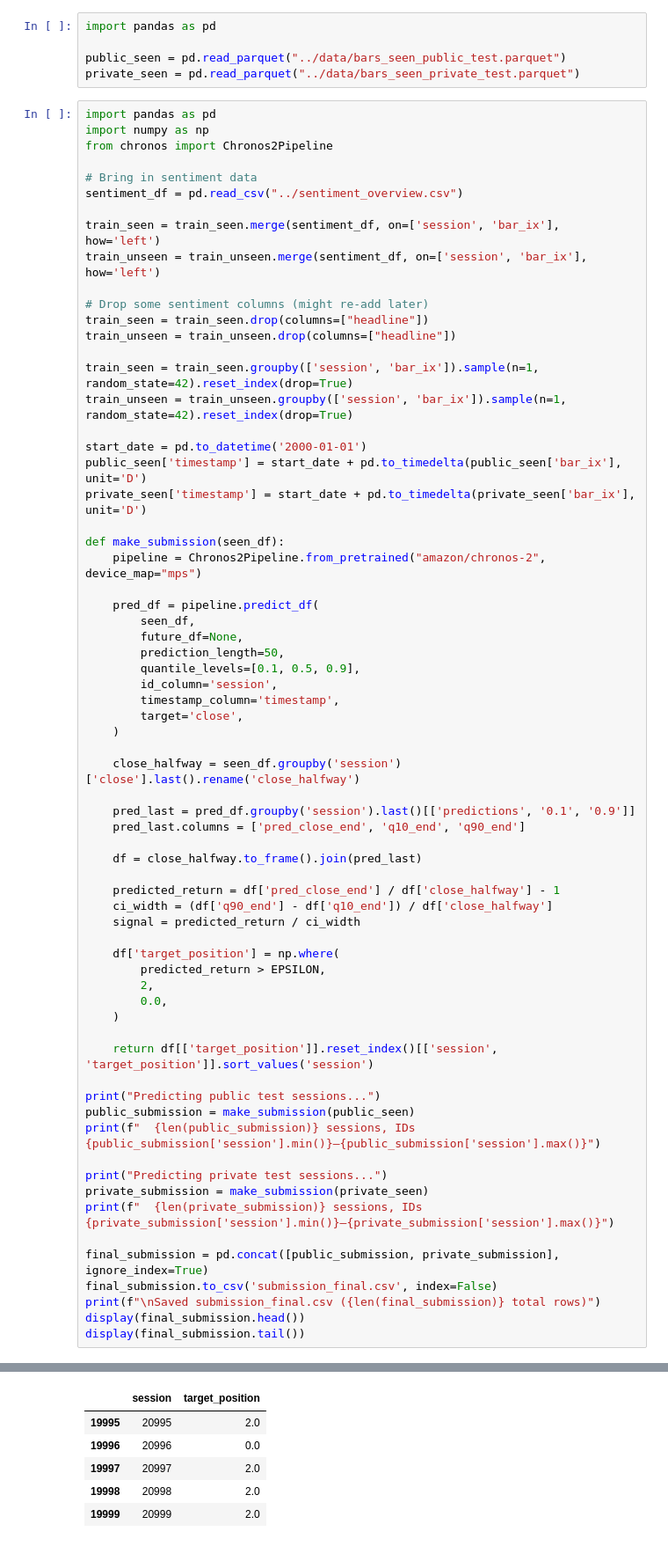
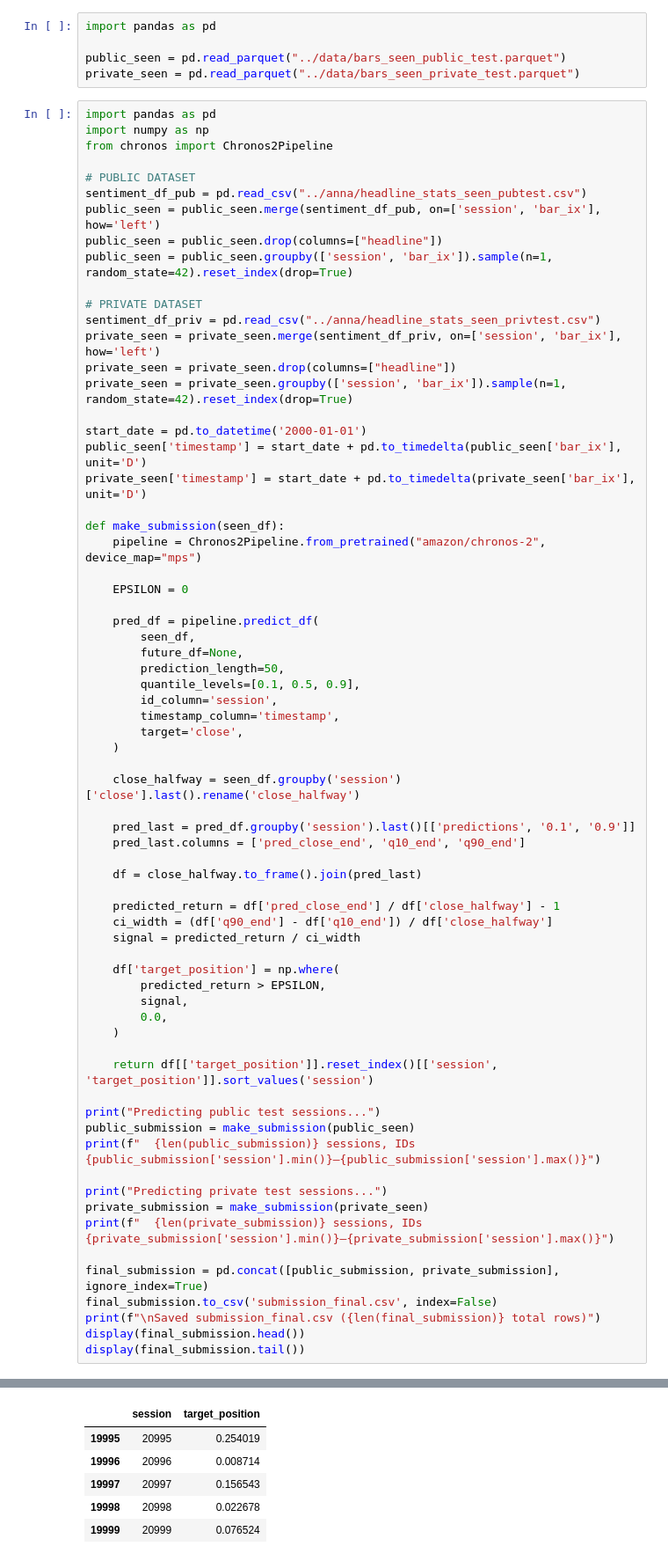
Before and after one commit to Sne4kers/hrt-datathon, a Jupyter notebook: ilias/chronos.ipynb, the cells around one changed output, grey strips where cells are left out. Shown at 88% size. Drawn from its saved outputs; the diff is of its cells as text.

Commit message:
Some random stuff

```diff
--- a/ilias/chronos.ipynb
+++ b/ilias/chronos.ipynb
@@ -308,18 +308,17 @@ import pandas as pd
 import numpy as np
 from chronos import Chronos2Pipeline
 
-# Bring in sentiment data
-sentiment_df = pd.read_csv("../sentiment_overview.csv")
+# PUBLIC DATASET
+sentiment_df_pub = pd.read_csv("../anna/headline_stats_seen_pubtest.csv")
+public_seen = public_seen.merge(sentiment_df_pub, on=['session', 'bar_ix'], how='left')
+public_seen = public_seen.drop(columns=["headline"])
+public_seen = public_seen.groupby(['session', 'bar_ix']).sample(n=1, random_state=42).reset_index(drop=True)
 
-train_seen = train_seen.merge(sentiment_df, on=['session', 'bar_ix'], how='left')
-train_unseen = train_unseen.merge(sentiment_df, on=['session', 'bar_ix'], how='left')
-
-# Drop some sentiment columns (might re-add later)
-train_seen = train_seen.drop(columns=["headline"])
-train_unseen = train_unseen.drop(columns=["headline"])
-
-train_seen = train_seen.groupby(['session', 'bar_ix']).sample(n=1, random_state=42).reset_index(drop=True)
-train_unseen = train_unseen.groupby(['session', 'bar_ix']).sample(n=1, random_state=42).reset_index(drop=True)
+# PRIVATE DATASET
+sentiment_df_priv = pd.read_csv("../anna/headline_stats_seen_privtest.csv")
+private_seen = private_seen.merge(sentiment_df_priv, on=['session', 'bar_ix'], how='left')
+private_seen = private_seen.drop(columns=["headline"])
+private_seen = private_seen.groupby(['session', 'bar_ix']).sample(n=1, random_state=42).reset_index(drop=True)
 
 start_date = pd.to_datetime('2000-01-01')
 public_seen['timestamp'] = start_date + pd.to_timedelta(public_seen['bar_ix'], unit='D')
@@ -327,6 +326,8 @@ private_seen['timestamp'] = start_date + pd.to_timedelta(private_seen['bar_ix'],
 
 def make_submission(seen_df):
     pipeline = Chronos2Pipeline.from_pretrained("amazon/chronos-2", device_map="mps")
+
+    EPSILON = 0
 
     pred_df = pipeline.predict_df(
         seen_df,
@@ -351,7 +352,7 @@ def make_submission(seen_df):
 
     df['target_position'] = np.where(
         predicted_return > EPSILON,
-        2,
+        signal,
         0.0,
     )
 
@@ -386,6 +387,6 @@ Saved submission_final.csv (20000 total rows)
 |  | session | target_position |
-| 19995 | 20995 | 2.0 |
-| 19996 | 20996 | 0.0 |
-| 19997 | 20997 | 2.0 |
-| 19998 | 20998 | 2.0 |
-| 19999 | 20999 | 2.0 |
+| 19995 | 20995 | 0.254019 |
+| 19996 | 20996 | 0.008714 |
+| 19997 | 20997 | 0.156543 |
+| 19998 | 20998 | 0.022678 |
+| 19999 | 20999 | 0.076524 |
```
Also changed, not shown: parts of 1 cell of this notebook, 3 other files.
